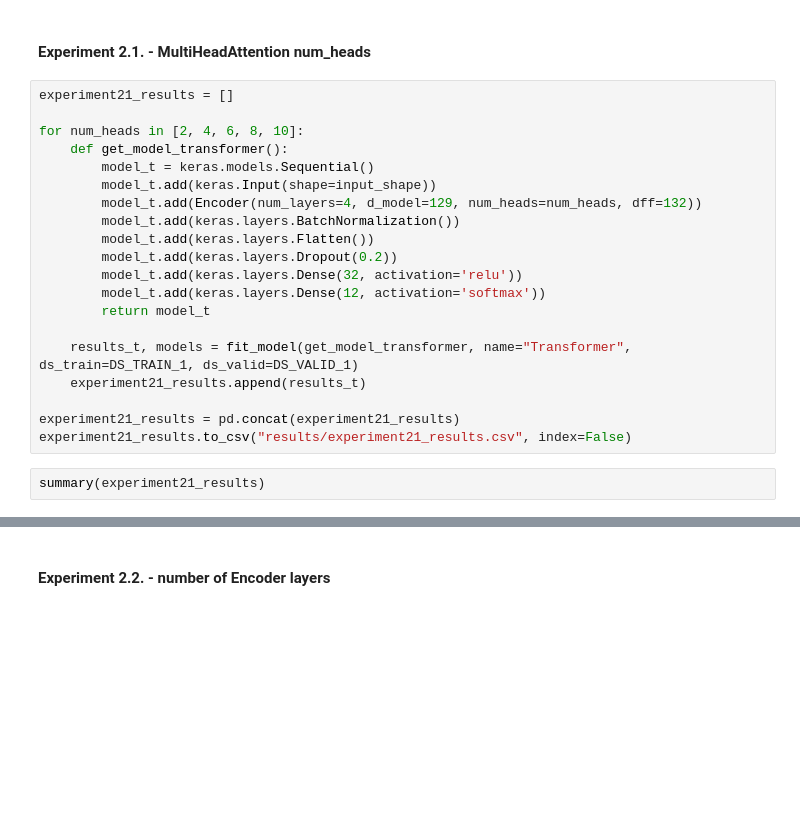
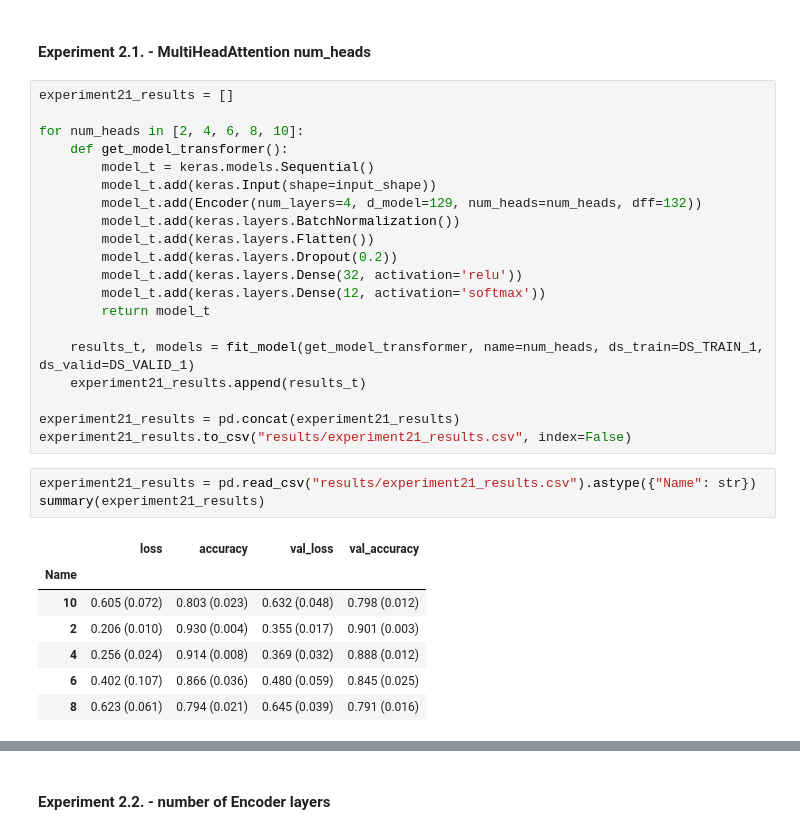
Before and after one commit to zakrzewow/DeepLearning2024, a Jupyter notebook: project2/experiments.ipynb, the cells around one changed output, grey strips where cells are left out. Saved outputs shown, nothing was run; the diff lists cells and outputs as text; blank space fills up the shorter version.

```diff
--- a/project2/experiments.ipynb
+++ b/project2/experiments.ipynb
@@ -531,12 +574,21 @@ for num_heads in [2, 4, 6, 8, 10]:
         model_t.add(keras.layers.Dense(12, activation='softmax'))
         return model_t
 
-    results_t, models = fit_model(get_model_transformer, name="Transformer", ds_train=DS_TRAIN_1, ds_valid=DS_VALID_1)
+    results_t, models = fit_model(get_model_transformer, name=num_heads, ds_train=DS_TRAIN_1, ds_valid=DS_VALID_1)
     experiment21_results.append(results_t)
 
 experiment21_results = pd.concat(experiment21_results)
 experiment21_results.to_csv("results/experiment21_results.csv", index=False)
-# %%
-summary(experiment21_results)
+# %%
+experiment21_results = pd.read_csv("results/experiment21_results.csv").astype({"Name": str})
+summary(experiment21_results)
+# %% [output]
+|  | loss | accuracy | val_loss | val_accuracy |
+| Name |  |  |  |  |
+| 10 | 0.605 (0.072) | 0.803 (0.023) | 0.632 (0.048) | 0.798 (0.012) |
+| 2 | 0.206 (0.010) | 0.930 (0.004) | 0.355 (0.017) | 0.901 (0.003) |
+| 4 | 0.256 (0.024) | 0.914 (0.008) | 0.369 (0.032) | 0.888 (0.012) |
+| 6 | 0.402 (0.107) | 0.866 (0.036) | 0.480 (0.059) | 0.845 (0.025) |
+| 8 | 0.623 (0.061) | 0.794 (0.021) | 0.645 (0.039) | 0.791 (0.016) |
 # %%
 epoch_plot_accuracy(experiment21_results, "Number of heads", "experiment21.png")
```
Also changed, not shown: parts of 14 cells of this notebook, 8 other files.
